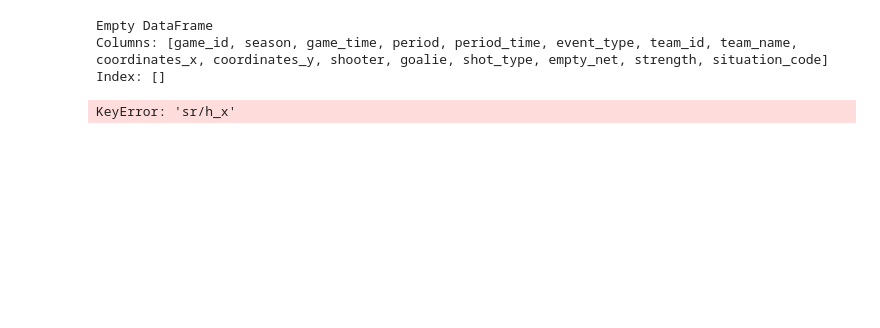
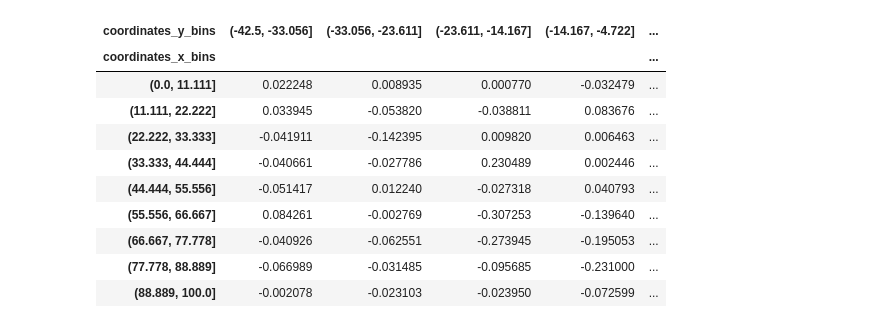
Before and after one commit to d1amondb0t/ift-6758-m1, a Jupyter notebook: ift6758/data/adv_viz2.ipynb, the cells around one changed output. Saved outputs shown, nothing was run; the diff lists cells and outputs as text; code cells hidden in the pictures; blank space fills up the shorter version.

```diff
--- a/ift6758/data/adv_viz2.ipynb
+++ b/ift6758/data/adv_viz2.ipynb
@@ -1,9 +1,18 @@
 # %%
 import advanced_visualization
 # %%
-heatmap = advanced_visualization.heatmap_data("Avalanche",20172018)
+heatmap = advanced_visualization.heatmap_data("Sabres",20202021)
-# %% [output]
-Empty DataFrame
-Columns: [game_id, season, game_time, period, period_time, event_type, team_id, team_name, coordinates_x, coordinates_y, shooter, goalie, shot_type, empty_net, strength, situation_code]
-Index: []
-KeyError: 'sr/h_x'
+# %%
+heatmap
+# %% [output]
+| coordinates_y_bins | (-42.5, -33.056] | (-33.056, -23.611] | (-23.611, -14.167] | (-14.167, -4.722] | ... |
+| coordinates_x_bins |  |  |  |  | ... |
+| (0.0, 11.111] | 0.022248 | 0.008935 | 0.000770 | -0.032479 | ... |
+| (11.111, 22.222] | 0.033945 | -0.053820 | -0.038811 | 0.083676 | ... |
+| (22.222, 33.333] | -0.041911 | -0.142395 | 0.009820 | 0.006463 | ... |
+| (33.333, 44.444] | -0.040661 | -0.027786 | 0.230489 | 0.002446 | ... |
+| (44.444, 55.556] | -0.051417 | 0.012240 | -0.027318 | 0.040793 | ... |
+| (55.556, 66.667] | 0.084261 | -0.002769 | -0.307253 | -0.139640 | ... |
+| (66.667, 77.778] | -0.040926 | -0.062551 | -0.273945 | -0.195053 | ... |
+| (77.778, 88.889] | -0.066989 | -0.031485 | -0.095685 | -0.231000 | ... |
+| (88.889, 100.0] | -0.002078 | -0.023103 | -0.023950 | -0.072599 | ... |
```
Also changed, not shown: parts of 1 cell of this notebook, 1 other file.
